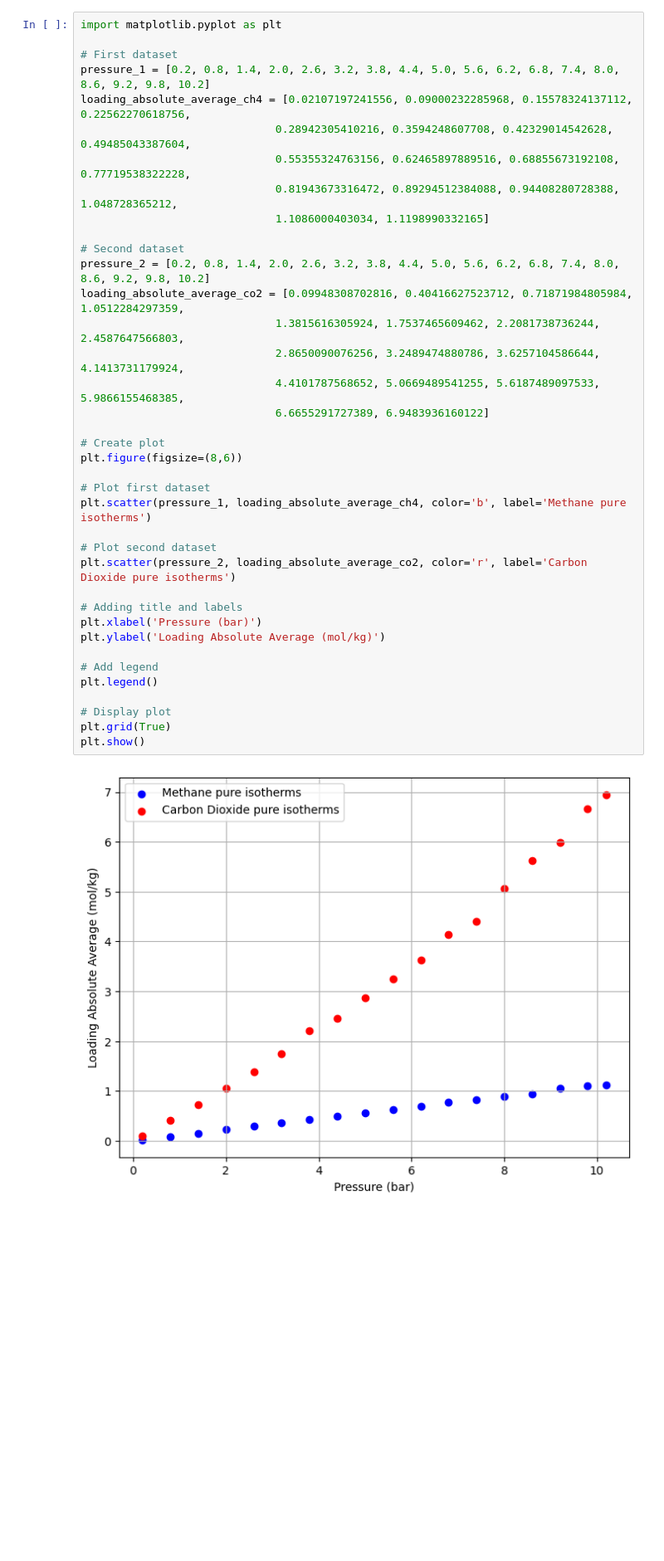
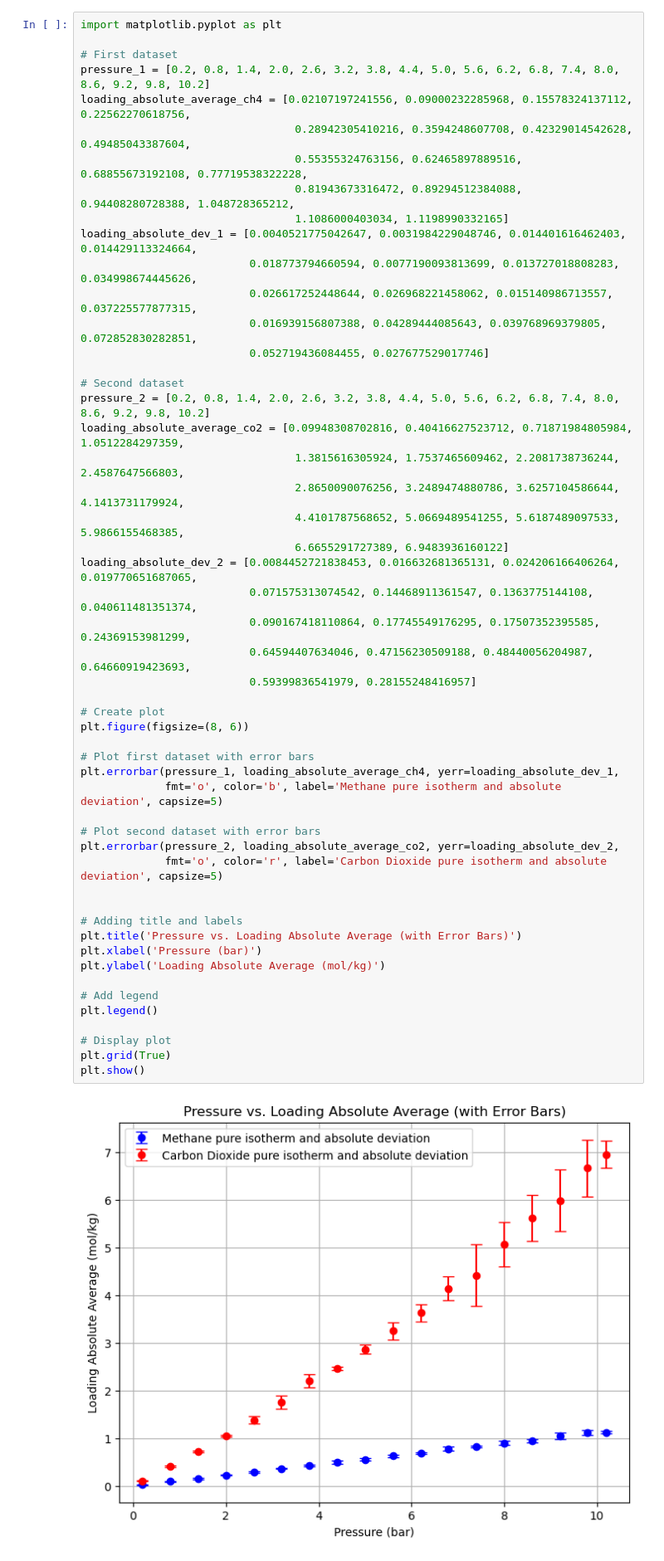
Before and after one commit to fracaludo/Group04, a Jupyter notebook: isotherms.ipynb, the cells around one changed output. Shown at 83% size. Drawn from its saved outputs; the diff is of its cells as text; blank space fills up the shorter version.

```diff
--- a/isotherms.ipynb
+++ b/isotherms.ipynb
@@ -1,40 +1,54 @@
 # %%
 import matplotlib.pyplot as plt
 
 # First dataset
 pressure_1 = [0.2, 0.8, 1.4, 2.0, 2.6, 3.2, 3.8, 4.4, 5.0, 5.6, 6.2, 6.8, 7.4, 8.0, 8.6, 9.2, 9.8, 10.2]
 loading_absolute_average_ch4 = [0.02107197241556, 0.09000232285968, 0.15578324137112, 0.22562270618756,
-                              0.28942305410216, 0.3594248607708, 0.42329014542628, 0.49485043387604,
-                              0.55355324763156, 0.62465897889516, 0.68855673192108, 0.77719538322228,
-                              0.81943673316472, 0.89294512384088, 0.94408280728388, 1.048728365212,
-                              1.1086000403034, 1.1198990332165]
+                                 0.28942305410216, 0.3594248607708, 0.42329014542628, 0.49485043387604,
+                                 0.55355324763156, 0.62465897889516, 0.68855673192108, 0.77719538322228,
+                                 0.81943673316472, 0.89294512384088, 0.94408280728388, 1.048728365212,
+                                 1.1086000403034, 1.1198990332165]
+loading_absolute_dev_1 = [0.0040521775042647, 0.0031984229048746, 0.014401616462403, 0.014429113324664,
+                          0.018773794660594, 0.0077190093813699, 0.013727018808283, 0.034998674445626,
+                          0.026617252448644, 0.026968221458062, 0.015140986713557, 0.037225577877315,
+                          0.016939156807388, 0.04289444085643, 0.039768969379805, 0.072852830282851,
+                          0.052719436084455, 0.027677529017746]
 
 # Second dataset
 pressure_2 = [0.2, 0.8, 1.4, 2.0, 2.6, 3.2, 3.8, 4.4, 5.0, 5.6, 6.2, 6.8, 7.4, 8.0, 8.6, 9.2, 9.8, 10.2]
 loading_absolute_average_co2 = [0.09948308702816, 0.40416627523712, 0.71871984805984, 1.0512284297359,
-                              1.3815616305924, 1.7537465609462, 2.2081738736244, 2.4587647566803,
-                              2.8650090076256, 3.2489474880786, 3.6257104586644, 4.1413731179924,
-                              4.4101787568652, 5.0669489541255, 5.6187489097533, 5.9866155468385,
-                              6.6655291727389, 6.9483936160122]
+                                 1.3815616305924, 1.7537465609462, 2.2081738736244, 2.4587647566803,
+                                 2.8650090076256, 3.2489474880786, 3.6257104586644, 4.1413731179924,
+                                 4.4101787568652, 5.0669489541255, 5.6187489097533, 5.9866155468385,
+                                 6.6655291727389, 6.9483936160122]
+loading_absolute_dev_2 = [0.0084452721838453, 0.016632681365131, 0.024206166406264, 0.019770651687065,
+                          0.071575313074542, 0.14468911361547, 0.1363775144108, 0.040611481351374,
+                          0.090167418110864, 0.17745549176295, 0.17507352395585, 0.24369153981299,
+                          0.64594407634046, 0.47156230509188, 0.48440056204987, 0.64660919423693,
+                          0.59399836541979, 0.28155248416957]
 
 # Create plot
-plt.figure(figsize=(8,6))
+plt.figure(figsize=(8, 6))
 
-# Plot first dataset
-plt.scatter(pressure_1, loading_absolute_average_ch4, color='b', label='Methane pure isotherms')
+# Plot first dataset with error bars
+plt.errorbar(pressure_1, loading_absolute_average_ch4, yerr=loading_absolute_dev_1,
+             fmt='o', color='b', label='Methane pure isotherm and absolute deviation', capsize=5)
 
-# Plot second dataset
-plt.scatter(pressure_2, loading_absolute_average_co2, color='r', label='Carbon Dioxide pure isotherms')
+# Plot second dataset with error bars
+plt.errorbar(pressure_2, loading_absolute_average_co2, yerr=loading_absolute_dev_2,
+             fmt='o', color='r', label='Carbon Dioxide pure isotherm and absolute deviation', capsize=5)
+
 
 # Adding title and labels
+plt.title('Pressure vs. Loading Absolute Average (with Error Bars)')
 plt.xlabel('Pressure (bar)')
 plt.ylabel('Loading Absolute Average (mol/kg)')
 
 # Add legend
 plt.legend()
 
 # Display plot
 plt.grid(True)
 plt.show()
 # %% [output]
-[figure, old version]
+[figure, new version]
```
